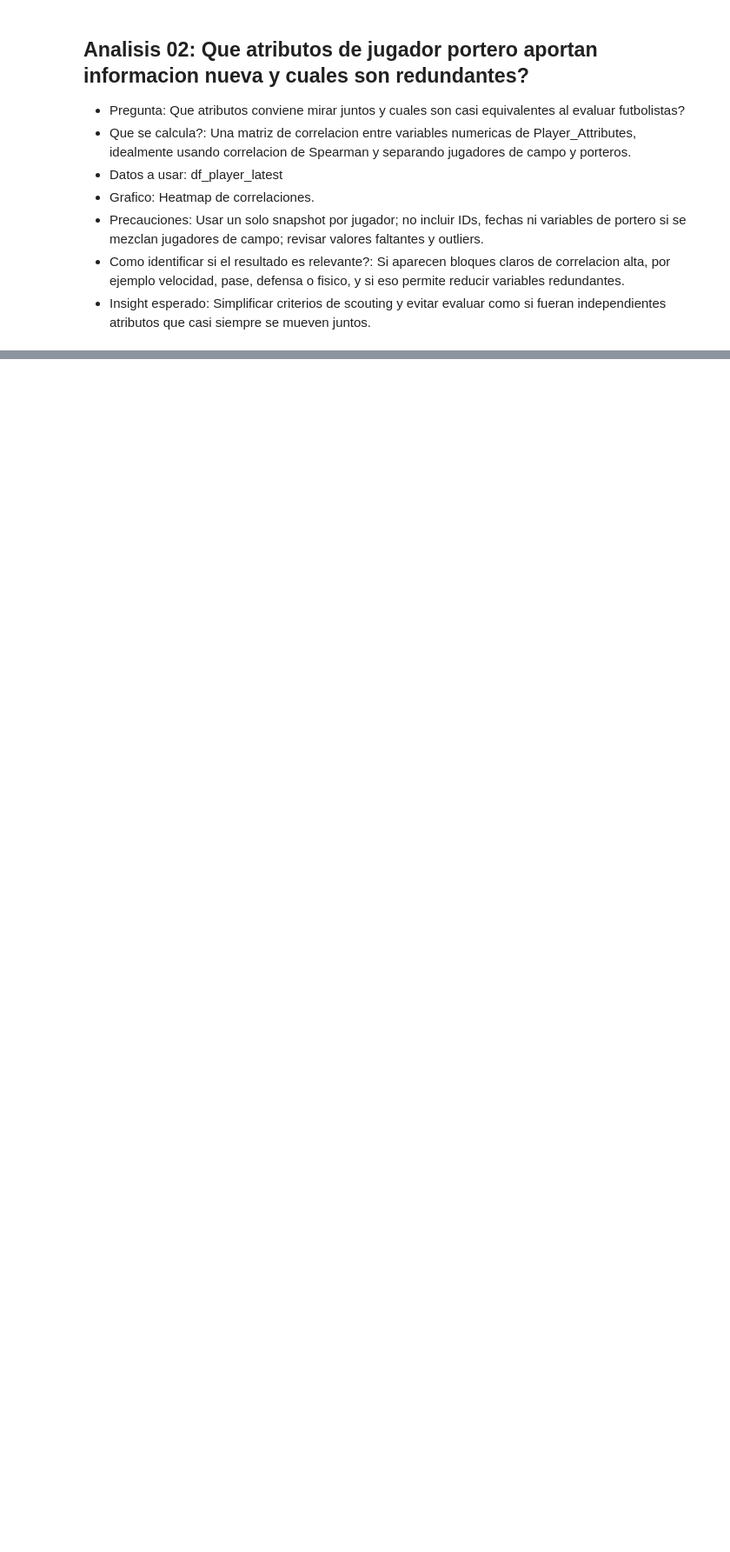
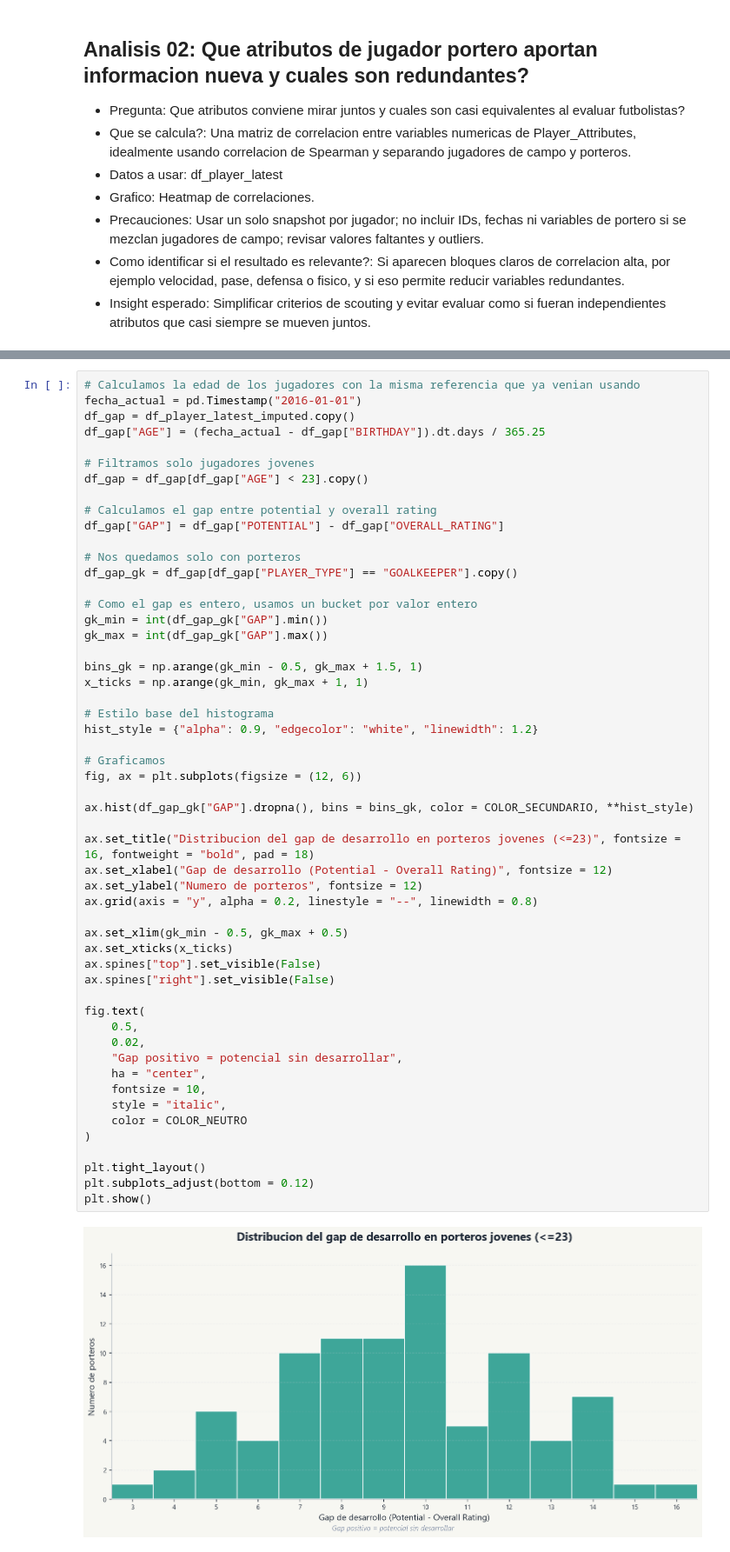
Before and after one commit to OssianV/Proyecto_Analisis_de_Datos, a Jupyter notebook: SCRIPTS/Libreta_graficos_y_analisis.ipynb, the cells around one changed output, grey strips where cells are left out. Shown at 87% size. Saved outputs shown, nothing was run; the diff lists cells and outputs as text; blank space fills up the shorter version.

```diff
--- a/SCRIPTS/Libreta_graficos_y_analisis.ipynb
+++ b/SCRIPTS/Libreta_graficos_y_analisis.ipynb
@@ -338,0 +299,55 @@ En conjunto, el grafico sugiere que los gaps extremadamente altos existen, pero
+# %%
+# Calculamos la edad de los jugadores con la misma referencia que ya venian usando
+fecha_actual = pd.Timestamp("2016-01-01")
+df_gap = df_player_latest_imputed.copy()
+df_gap["AGE"] = (fecha_actual - df_gap["BIRTHDAY"]).dt.days / 365.25
+
+# Filtramos solo jugadores jovenes
+df_gap = df_gap[df_gap["AGE"] < 23].copy()
+
+# Calculamos el gap entre potential y overall rating
+df_gap["GAP"] = df_gap["POTENTIAL"] - df_gap["OVERALL_RATING"]
+
+# Nos quedamos solo con porteros
+df_gap_gk = df_gap[df_gap["PLAYER_TYPE"] == "GOALKEEPER"].copy()
+
+# Como el gap es entero, usamos un bucket por valor entero
+gk_min = int(df_gap_gk["GAP"].min())
+gk_max = int(df_gap_gk["GAP"].max())
+
+bins_gk = np.arange(gk_min - 0.5, gk_max + 1.5, 1)
+x_ticks = np.arange(gk_min, gk_max + 1, 1)
+
+# Estilo base del histograma
+hist_style = {"alpha": 0.9, "edgecolor": "white", "linewidth": 1.2}
+
+# Graficamos
+fig, ax = plt.subplots(figsize = (12, 6))
+
+ax.hist(df_gap_gk["GAP"].dropna(), bins = bins_gk, color = COLOR_SECUNDARIO, **hist_style)
+
+ax.set_title("Distribucion del gap de desarrollo en porteros jovenes (<=23)", fontsize = 16, fontweight = "bold", pad = 18)
+ax.set_xlabel("Gap de desarrollo (Potential - Overall Rating)", fontsize = 12)
+ax.set_ylabel("Numero de porteros", fontsize = 12)
+ax.grid(axis = "y", alpha = 0.2, linestyle = "--", linewidth = 0.8)
+
+ax.set_xlim(gk_min - 0.5, gk_max + 0.5)
+ax.set_xticks(x_ticks)
+ax.spines["top"].set_visible(False)
+ax.spines["right"].set_visible(False)
+
+fig.text(
+    0.5,
+    0.02,
+    "Gap positivo = potencial sin desarrollar",
+    ha = "center",
+    fontsize = 10,
+    style = "italic",
+    color = COLOR_NEUTRO
+)
+
+plt.tight_layout()
+plt.subplots_adjust(bottom = 0.12)
+plt.show()
+# %% [output]
+[figure, added]
```
Also changed, not shown: parts of 27 cells of this notebook, 6 other files.
